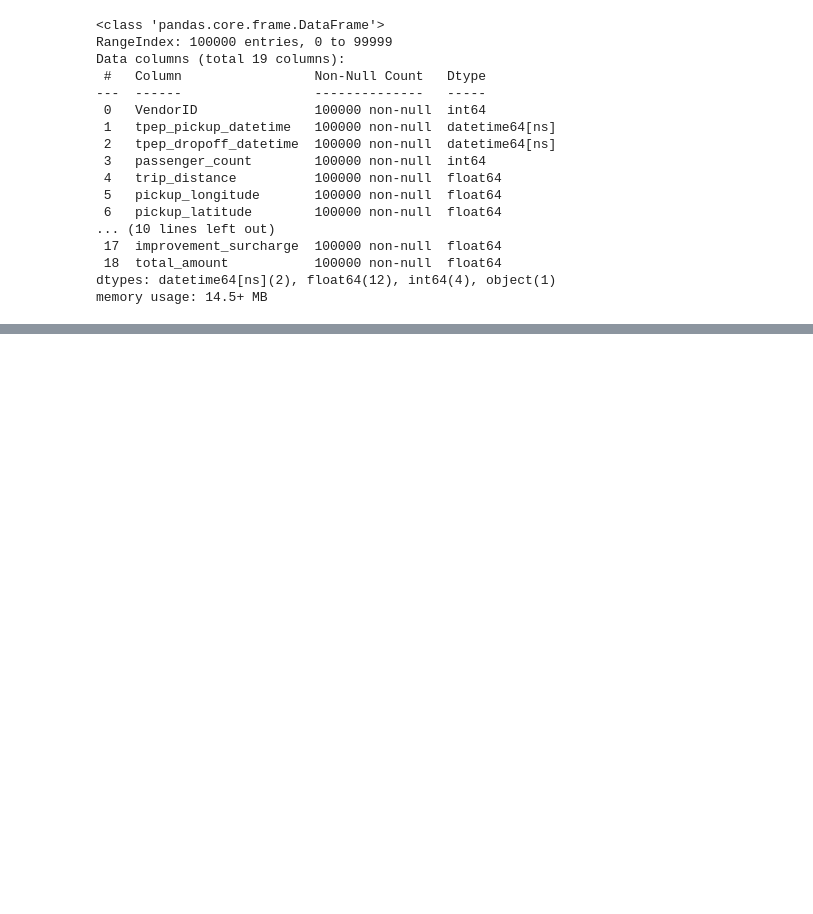
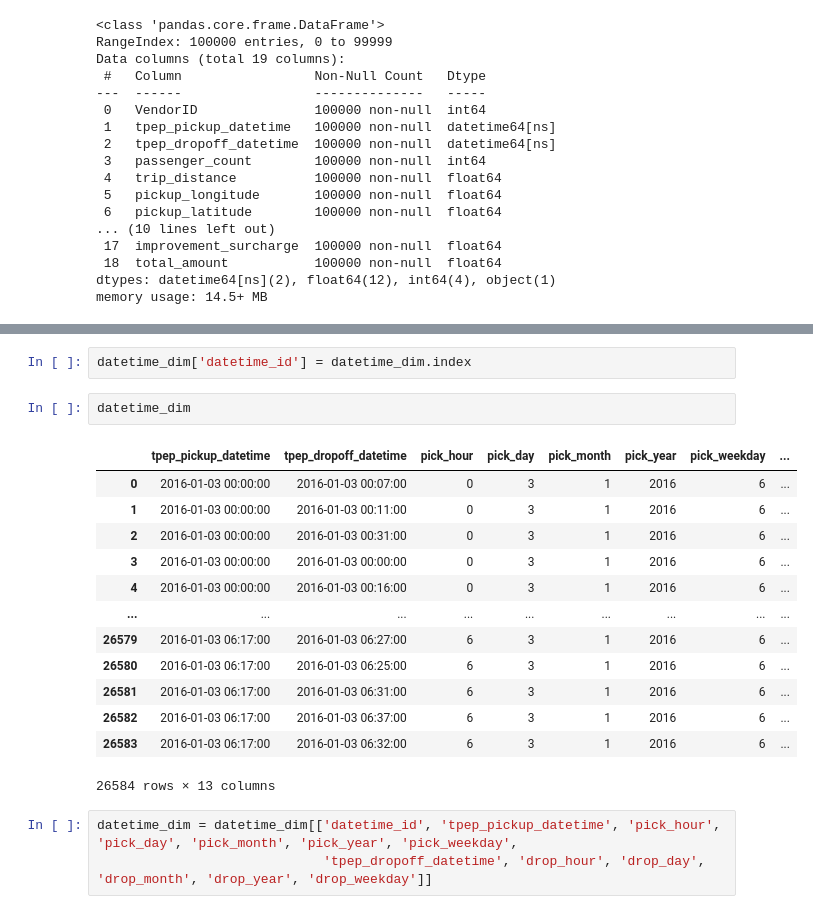
Before and after one commit to Beneroms/portfolio, a Jupyter notebook: UBER_ETL_PIPELINE_PROJECT.ipynb, the cells around one changed output, grey strips where cells are left out. Saved outputs shown, nothing was run; the diff lists cells and outputs as text; blank space fills up the shorter version.

```diff
--- a/UBER_ETL_PIPELINE_PROJECT.ipynb
+++ b/UBER_ETL_PIPELINE_PROJECT.ipynb
@@ -65,0 +97,21 @@ memory usage: 14.5+ MB
+# %%
+datetime_dim['datetime_id'] = datetime_dim.index
+# %%
+datetime_dim
+# %% [output]
+|  | tpep_pickup_datetime | tpep_dropoff_datetime | pick_hour | pick_day | pick_month | pick_year | pick_weekday | ... |
+| 0 | 2016-01-03 00:00:00 | 2016-01-03 00:07:00 | 0 | 3 | 1 | 2016 | 6 | ... |
+| 1 | 2016-01-03 00:00:00 | 2016-01-03 00:11:00 | 0 | 3 | 1 | 2016 | 6 | ... |
+| 2 | 2016-01-03 00:00:00 | 2016-01-03 00:31:00 | 0 | 3 | 1 | 2016 | 6 | ... |
+| 3 | 2016-01-03 00:00:00 | 2016-01-03 00:00:00 | 0 | 3 | 1 | 2016 | 6 | ... |
+| 4 | 2016-01-03 00:00:00 | 2016-01-03 00:16:00 | 0 | 3 | 1 | 2016 | 6 | ... |
+| ... | ... | ... | ... | ... | ... | ... | ... | ... |
+| 26579 | 2016-01-03 06:17:00 | 2016-01-03 06:27:00 | 6 | 3 | 1 | 2016 | 6 | ... |
+| 26580 | 2016-01-03 06:17:00 | 2016-01-03 06:25:00 | 6 | 3 | 1 | 2016 | 6 | ... |
+| 26581 | 2016-01-03 06:17:00 | 2016-01-03 06:31:00 | 6 | 3 | 1 | 2016 | 6 | ... |
+| 26582 | 2016-01-03 06:17:00 | 2016-01-03 06:37:00 | 6 | 3 | 1 | 2016 | 6 | ... |
+| 26583 | 2016-01-03 06:17:00 | 2016-01-03 06:32:00 | 6 | 3 | 1 | 2016 | 6 | ... |
+26584 rows × 13 columns
+# %%
+datetime_dim = datetime_dim[['datetime_id', 'tpep_pickup_datetime', 'pick_hour', 'pick_day', 'pick_month', 'pick_year', 'pick_weekday',
+                             'tpep_dropoff_datetime', 'drop_hour', 'drop_day', 'drop_month', 'drop_year', 'drop_weekday']]
```
Also changed, not shown: parts of 13 cells of this notebook.
